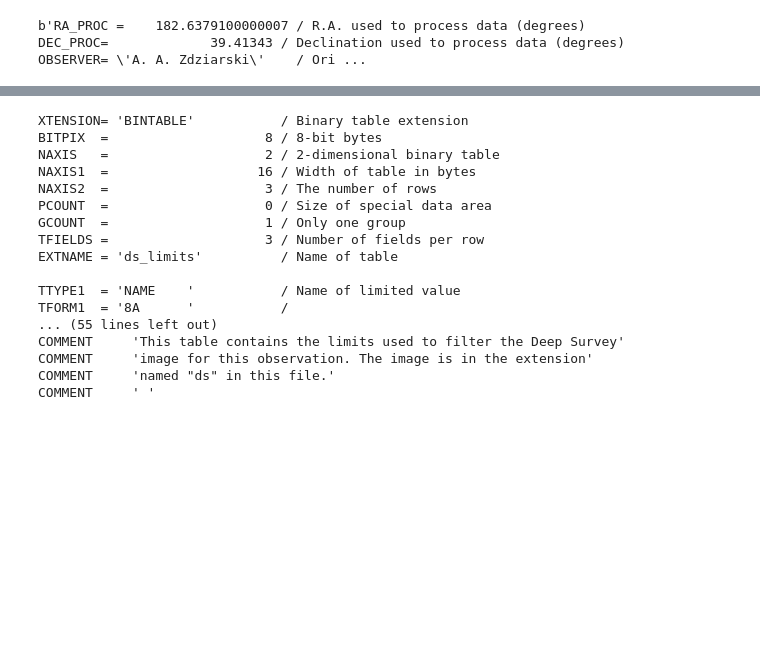
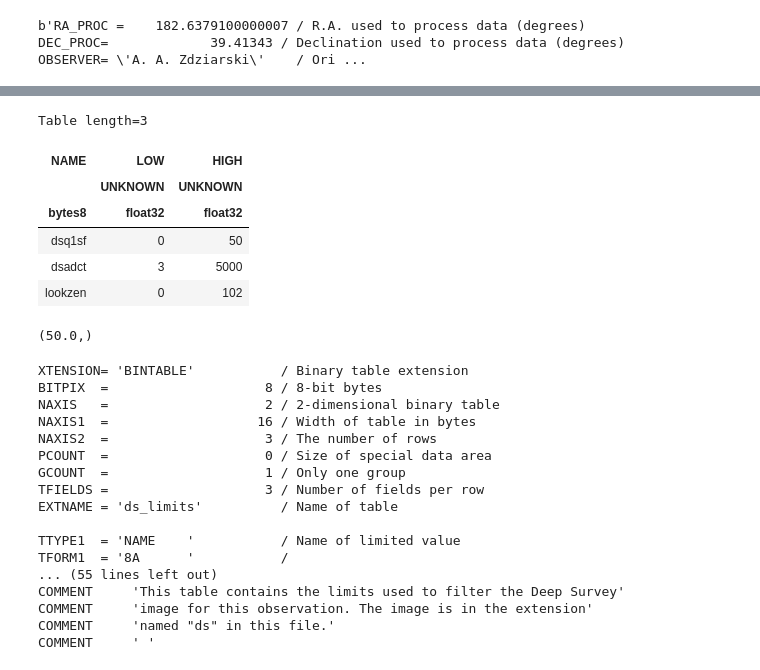
Before and after one commit to Schwarzam/astrors, a Jupyter notebook: dev/testing.ipynb, the cells around one changed output, grey strips where cells are left out. Cells and saved outputs as stored; diff of their text form; code cells hidden in the pictures; blank space fills up the shorter version.

```diff
--- a/dev/testing.ipynb
+++ b/dev/testing.ipynb
@@ -51,0 +42,3 @@ data_second_hdu = second_hdu_bytes[get_first_header_size(second_hdu_bytes):]
+# %%
+Table.read("../tests/data/EUVEngc4151imgx.fits", hdu=1)
+# %% [output]
@@ -51,0 +47,7 @@ data_second_hdu = second_hdu_bytes[get_first_header_size(second_hdu_bytes):]
+Table length=3
+| NAME | LOW | HIGH |
+|  | UNKNOWN | UNKNOWN |
+| bytes8 | float32 | float32 |
+| dsq1sf | 0 | 50 |
+| dsadct | 3 | 5000 |
+| lookzen | 0 | 102 |
@@ -52,3 +56,12 @@ data_second_hdu = second_hdu_bytes[get_first_header_size(second_hdu_bytes):]
+# %%
+data_second_hdu[8:12]
+
+## float from bytes
+import struct
+struct.unpack(">f", data_second_hdu[8:12])
+struct.unpack(">f", data_second_hdu[12:16])
+# %% [output]
+(50.0,)
 # %%
 hdus[1].header
 # %% [output]
```
Also changed, not shown: parts of 9 cells of this notebook, 4 other files.
